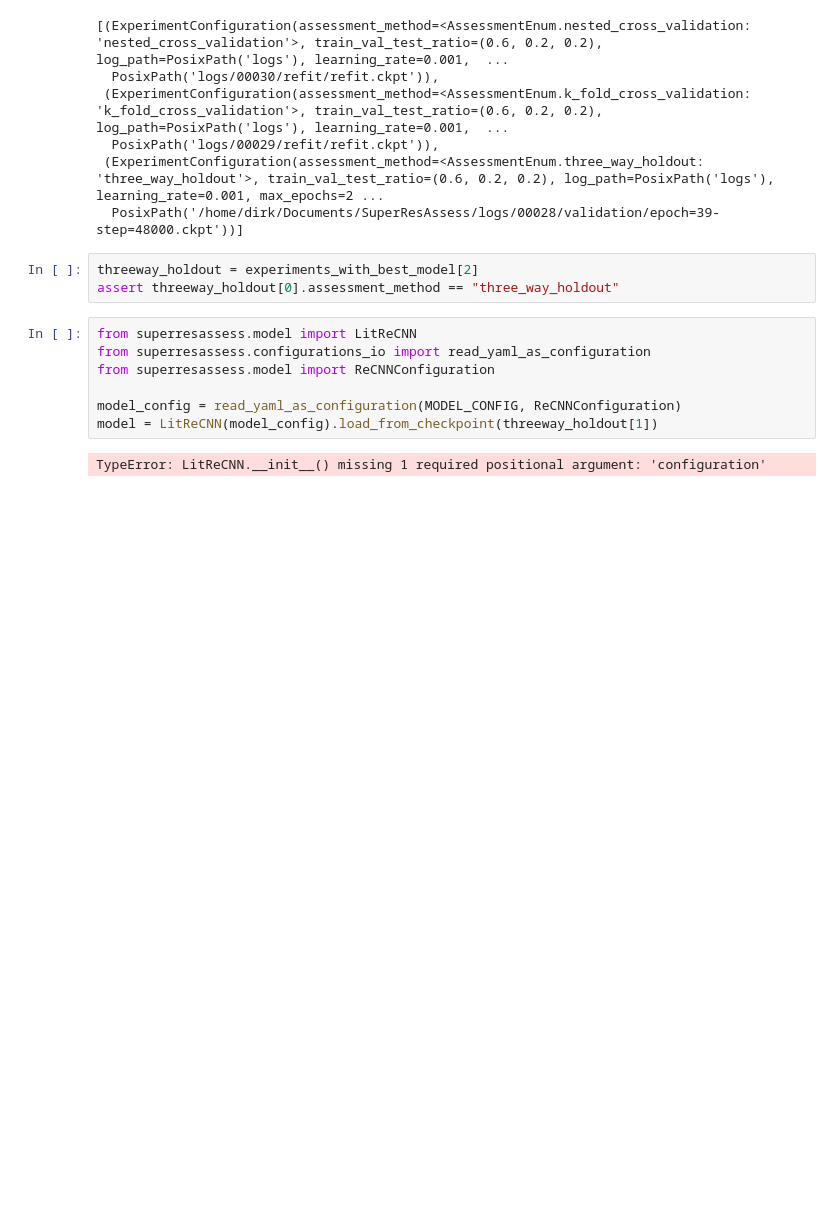
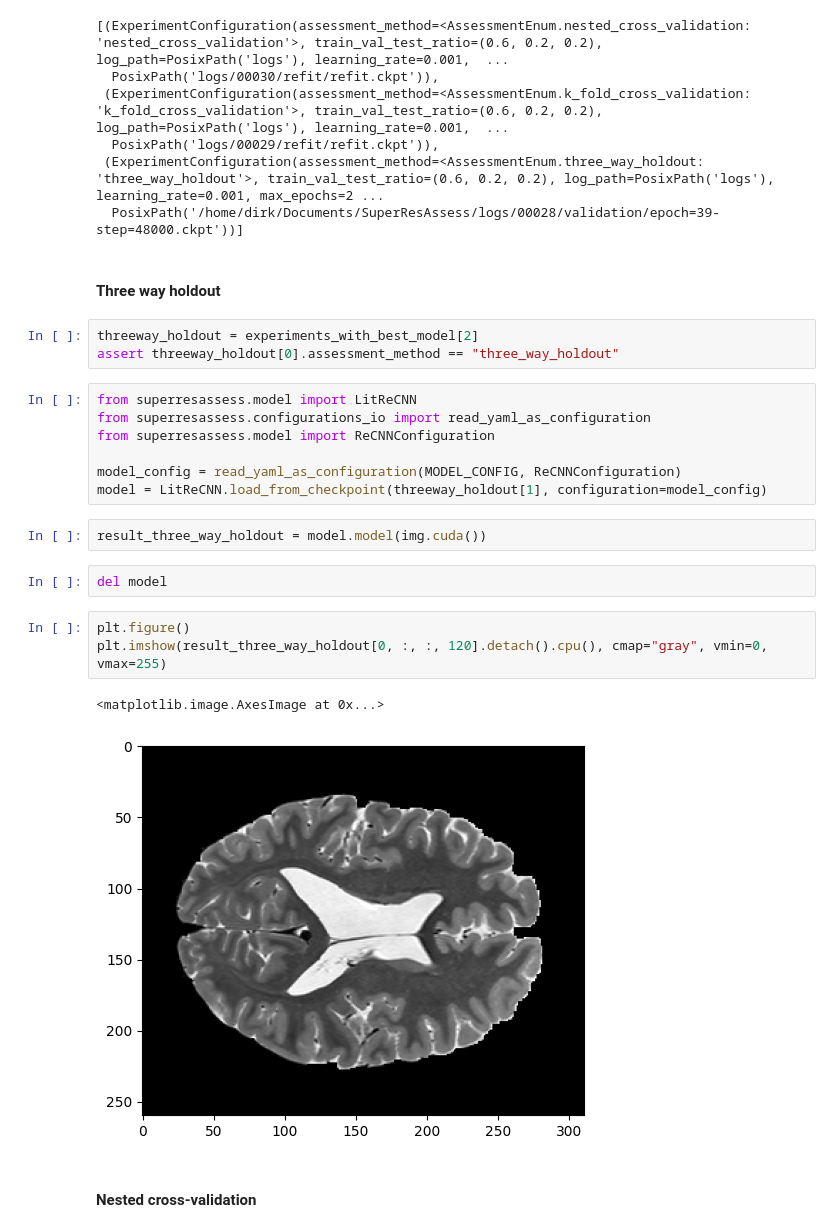
Before and after one commit to dwml/SuperResAssess, a Jupyter notebook: scripts/prediction_figure.ipynb, the cells around one changed output. Saved outputs shown, nothing was run; the diff lists cells and outputs as text; blank space fills up the shorter version.

```diff
--- a/scripts/prediction_figure.ipynb
+++ b/scripts/prediction_figure.ipynb
@@ -155,6 +166,8 @@ experiments_with_best_model
   PosixPath('logs/00029/refit/refit.ckpt')),
  (ExperimentConfiguration(assessment_method=<AssessmentEnum.three_way_holdout: 'three_way_holdout'>, train_val_test_ratio=(0.6, 0.2, 0.2), log_path=PosixPath('logs'), learning_rate=0.001, max_epochs=2 ...
   PosixPath('/home/dirk/Documents/SuperResAssess/logs/00028/validation/epoch=39-step=48000.ckpt'))]
+# %% [markdown]
+#### Three way holdout
 # %%
 threeway_holdout = experiments_with_best_model[2]
 assert threeway_holdout[0].assessment_method == "three_way_holdout"
@@ -164,6 +177,16 @@ from superresassess.configurations_io import read_yaml_as_configuration
 from superresassess.model import ReCNNConfiguration
 
 model_config = read_yaml_as_configuration(MODEL_CONFIG, ReCNNConfiguration)
-model = LitReCNN(model_config).load_from_checkpoint(threeway_holdout[1])
+model = LitReCNN.load_from_checkpoint(threeway_holdout[1], configuration=model_config)
-# %% [output]
-TypeError: LitReCNN.__init__() missing 1 required positional argument: 'configuration'
+# %%
+result_three_way_holdout = model.model(img.cuda())
+# %%
+del model
+# %%
+plt.figure()
+plt.imshow(result_three_way_holdout[0, :, :, 120].detach().cpu(), cmap="gray", vmin=0, vmax=255)
+# %% [output]
+<matplotlib.image.AxesImage at 0x...>
+[figure, added]
+# %% [markdown]
+#### Nested cross-validation
```
Also changed, not shown: parts of 7 cells of this notebook, 8 other files.
